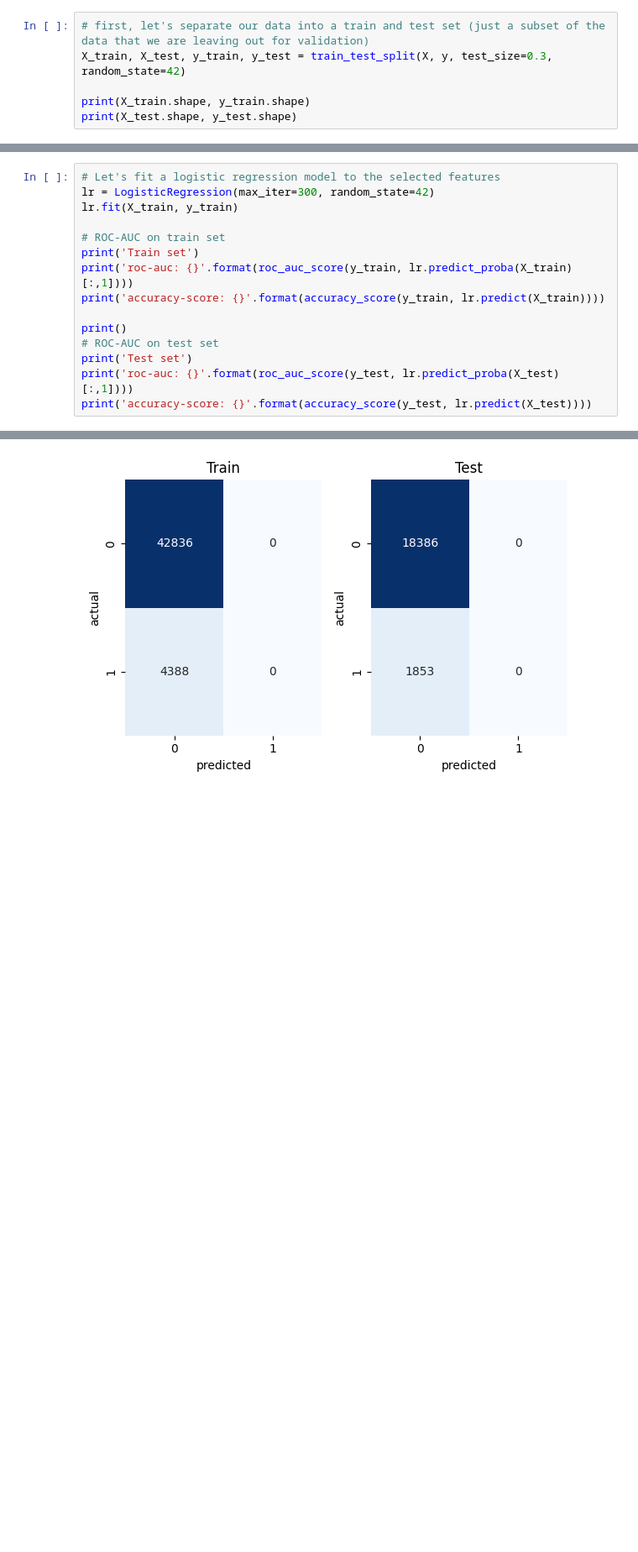
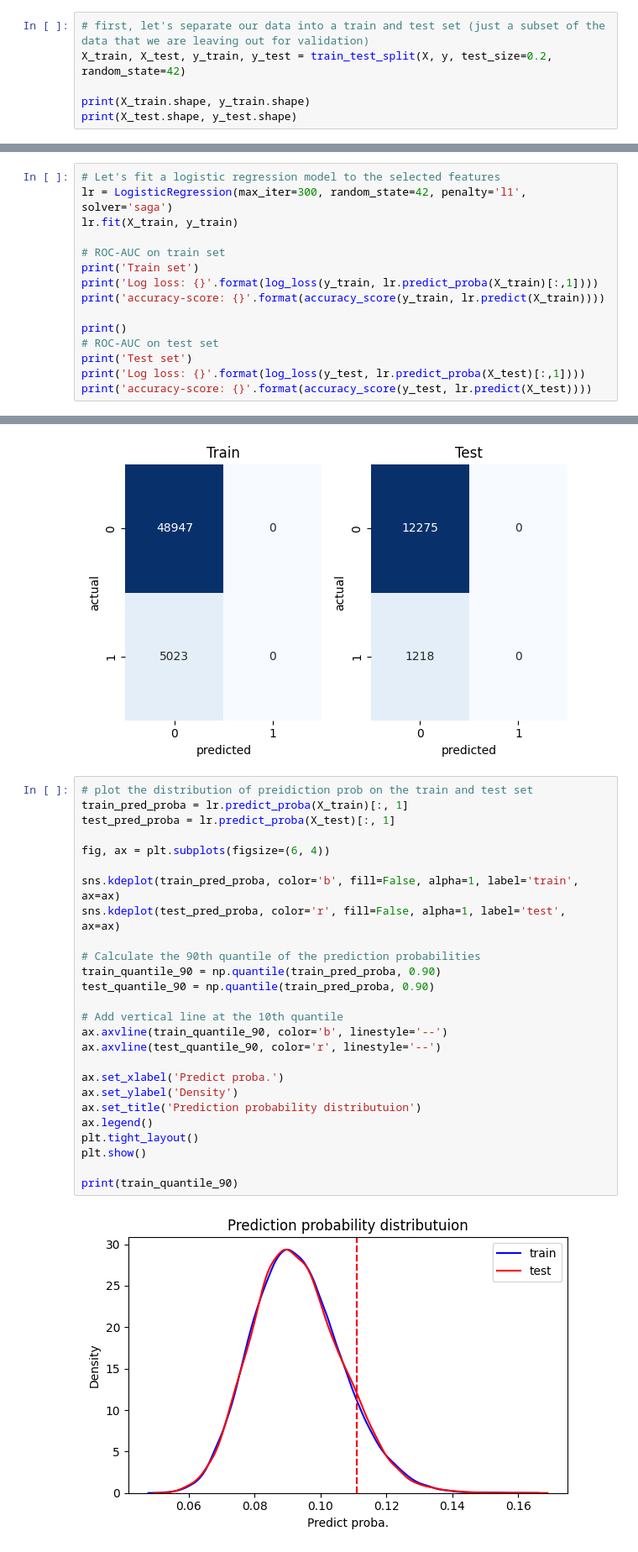
Before and after one commit to MiaHenstridge/bank_loan_defaulter_prediction_deloitte_hackathon, a Jupyter notebook: final_project_data_transformation_v2.ipynb, the cells around one changed output, grey strips where cells are left out. Shown at 84% size. Saved outputs shown, nothing was run; the diff lists cells and outputs as text; blank space fills up the shorter version.

```diff
--- a/final_project_data_transformation_v2.ipynb
+++ b/final_project_data_transformation_v2.ipynb
@@ -928,6 +914,6 @@ X.shape, y.shape
 # %%
 # first, let's separate our data into a train and test set (just a subset of the data that we are leaving out for validation)
-X_train, X_test, y_train, y_test = train_test_split(X, y, test_size=0.3, random_state=42)
+X_train, X_test, y_train, y_test = train_test_split(X, y, test_size=0.2, random_state=42)
 
 print(X_train.shape, y_train.shape)
 print(X_test.shape, y_test.shape)
@@ -1003,17 +975,17 @@ X_train.shape, X_test.shape
 # %%
 # Let's fit a logistic regression model to the selected features
-lr = LogisticRegression(max_iter=300, random_state=42)
+lr = LogisticRegression(max_iter=300, random_state=42, penalty='l1', solver='saga')
 lr.fit(X_train, y_train)
 
 # ROC-AUC on train set
 print('Train set')
-print('roc-auc: {}'.format(roc_auc_score(y_train, lr.predict_proba(X_train)[:,1])))
+print('Log loss: {}'.format(log_loss(y_train, lr.predict_proba(X_train)[:,1])))
 print('accuracy-score: {}'.format(accuracy_score(y_train, lr.predict(X_train))))
 
 print()
 # ROC-AUC on test set
 print('Test set')
-print('roc-auc: {}'.format(roc_auc_score(y_test, lr.predict_proba(X_test)[:,1])))
+print('Log loss: {}'.format(log_loss(y_test, lr.predict_proba(X_test)[:,1])))
 print('accuracy-score: {}'.format(accuracy_score(y_test, lr.predict(X_test))))
 # %% [output]
 Train set
@@ -1044,3 +1016,31 @@ plt.tight_layout()
 plt.show()
 # %% [output]
 [figure]
+# %%
+# plot the distribution of preidiction prob on the train and test set
+train_pred_proba = lr.predict_proba(X_train)[:, 1]
+test_pred_proba = lr.predict_proba(X_test)[:, 1]
+
+fig, ax = plt.subplots(figsize=(6, 4))
+
+sns.kdeplot(train_pred_proba, color='b', fill=False, alpha=1, label='train', ax=ax)
+sns.kdeplot(test_pred_proba, color='r', fill=False, alpha=1, label='test', ax=ax)
+
+# Calculate the 90th quantile of the prediction probabilities
+train_quantile_90 = np.quantile(train_pred_proba, 0.90)
+test_quantile_90 = np.quantile(train_pred_proba, 0.90)
+
+# Add vertical line at the 10th quantile
+ax.axvline(train_quantile_90, color='b', linestyle='--')
+ax.axvline(test_quantile_90, color='r', linestyle='--')
+
+ax.set_xlabel('Predict proba.')
+ax.set_ylabel('Density')
+ax.set_title('Prediction probability distributuion')
+ax.legend()
+plt.tight_layout()
+plt.show()
+
+print(train_quantile_90)
+# %% [output]
+[figure, added]
```
Also changed, not shown: parts of 144 cells of this notebook, 6 other files.
